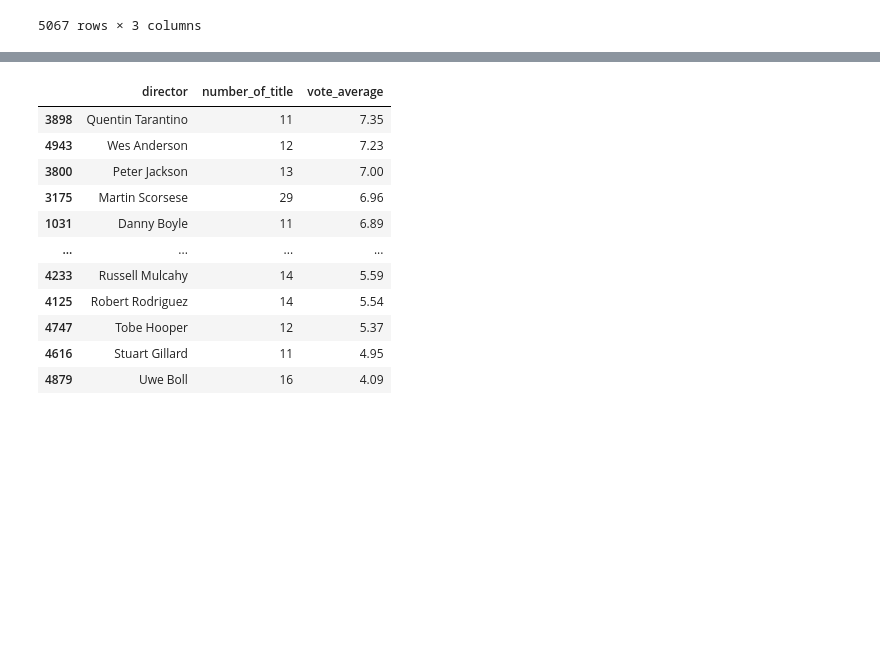
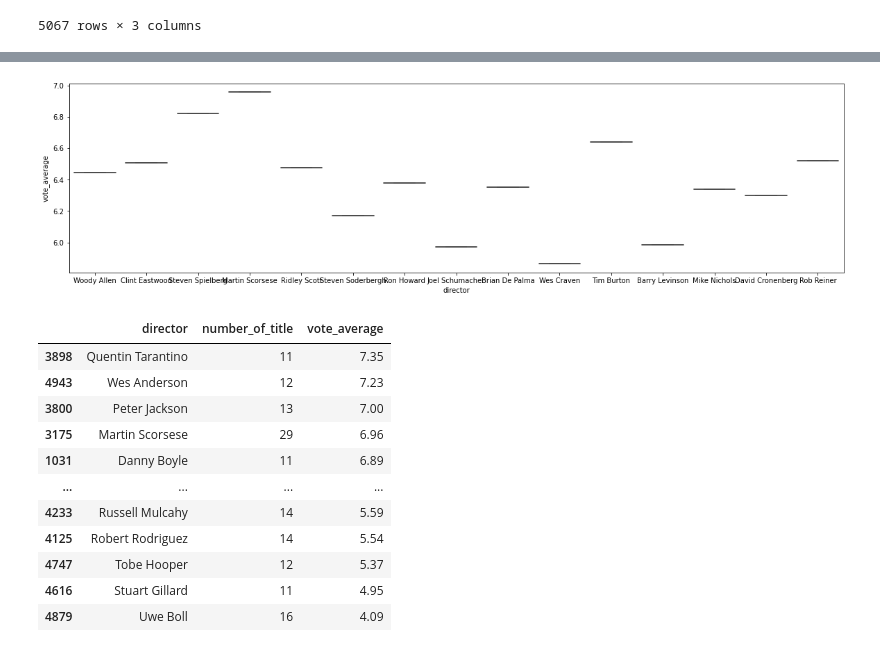
Before and after one commit to KaoriMI/Project_Investigate_a_Dataset, a Jupyter notebook: playground.ipynb, the cells around one changed output, grey strips where cells are left out. Drawn from its saved outputs; the diff is of its cells as text; code cells hidden in the pictures; blank space fills up the shorter version.

```diff
--- a/playground.ipynb
+++ b/playground.ipynb
@@ -492,3 +501,5 @@ df_dir_clean.sort_values(by = 'number_of_title', ascending = False)
 | 2030 | James Kent | 1 | 7.00 |
 | 5066 | Ã€lex Pastor|David Pastor | 1 | 5.70 |
 5067 rows × 3 columns
+# %%
+df_dir_top = df_dir_clean.sort_values(by = 'number_of_title', ascending = False).iloc[0:15, :]
@@ -495 +515,6 @@ df_dir_clean.sort_values(by = 'number_of_title', ascending = False)
+# %%
+plt.figure(figsize=(20,5))
+sns.boxplot(df_dir_top.director, df_dir_top.vote_average, color = 'orange');
+# %% [output]
+[figure, added]
 # %%
```
Also changed, not shown: parts of 23 cells of this notebook, 2 other files.
